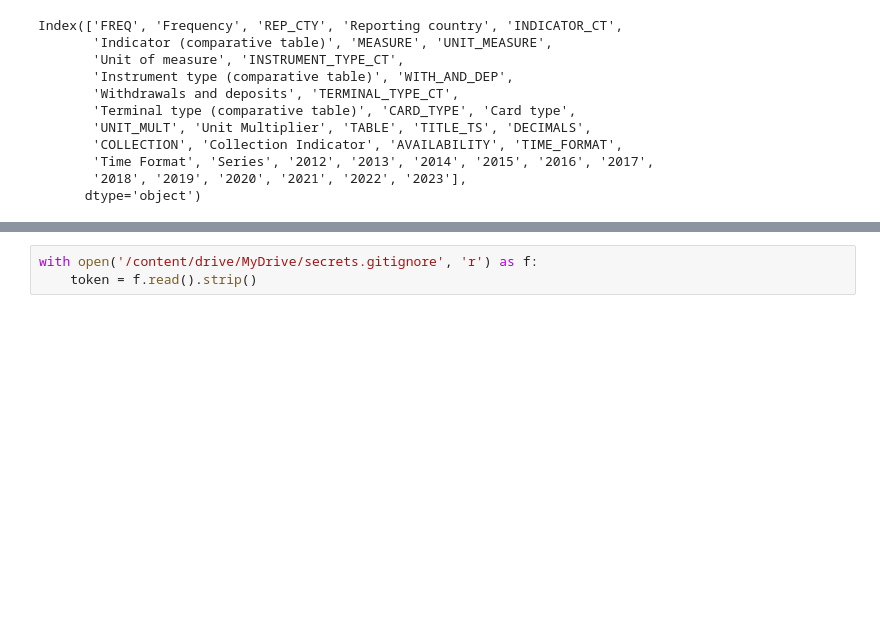
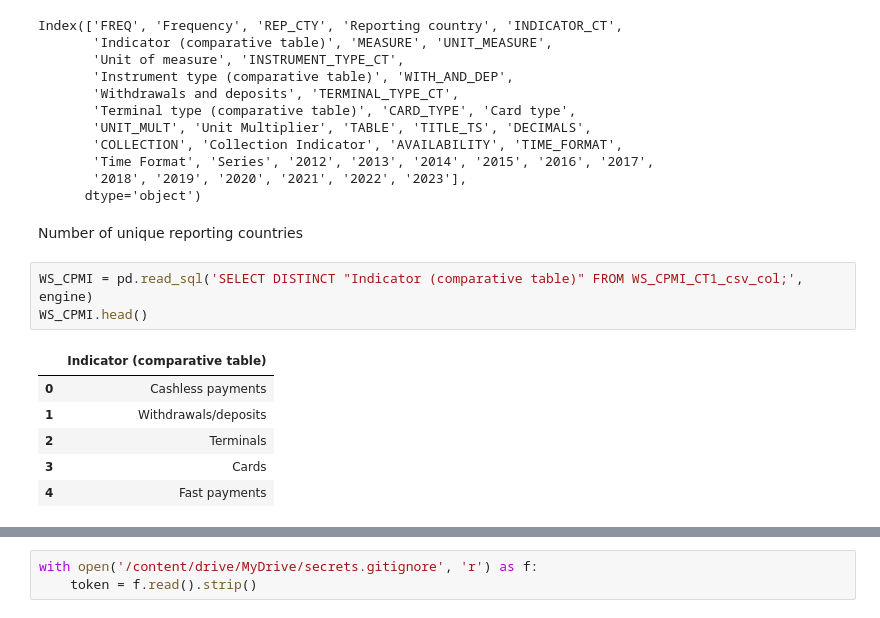
Before and after one commit to arundhatisingh17/BIS_EDA, a Jupyter notebook: bis_macro_financial_eda.ipynb, the cells around one changed output, grey strips where cells are left out. Drawn from its saved outputs; the diff is of its cells as text; blank space fills up the shorter version.

```diff
--- a/bis_macro_financial_eda.ipynb
+++ b/bis_macro_financial_eda.ipynb
@@ -93,3 +93,15 @@ Index(['FREQ', 'Frequency', 'REP_CTY', 'Reporting country', 'INDICATOR_CT',
        'Time Format', 'Series', '2012', '2013', '2014', '2015', '2016', '2017',
        '2018', '2019', '2020', '2021', '2022', '2023'],
       dtype='object')
+# %% [markdown]
+Number of unique reporting countries
+# %%
+WS_CPMI = pd.read_sql('SELECT DISTINCT "Indicator (comparative table)" FROM WS_CPMI_CT1_csv_col;', engine)
+WS_CPMI.head()
+# %% [output]
+|  | Indicator (comparative table) |
+| 0 | Cashless payments |
+| 1 | Withdrawals/deposits |
+| 2 | Terminals |
+| 3 | Cards |
+| 4 | Fast payments |
```
Also changed, not shown: parts of 7 cells of this notebook.
